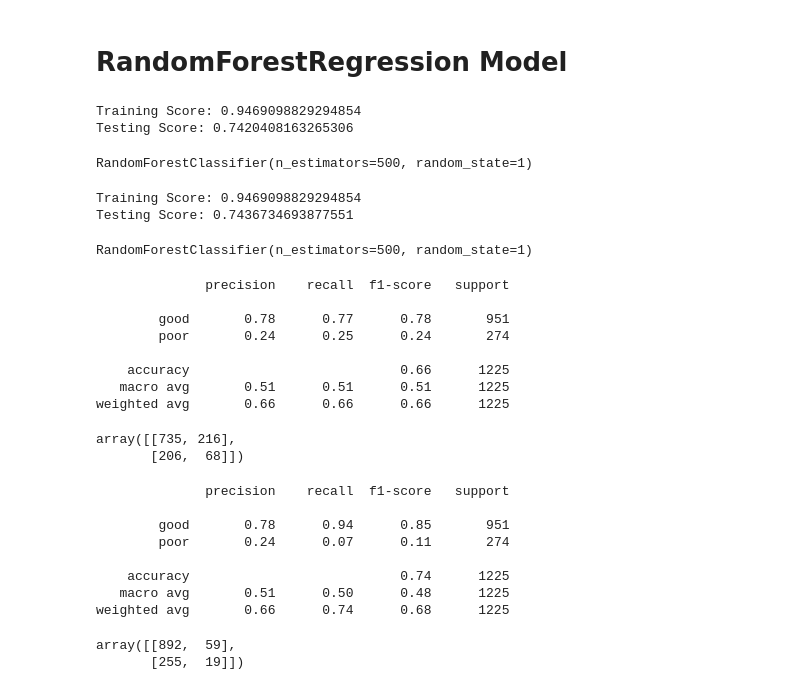
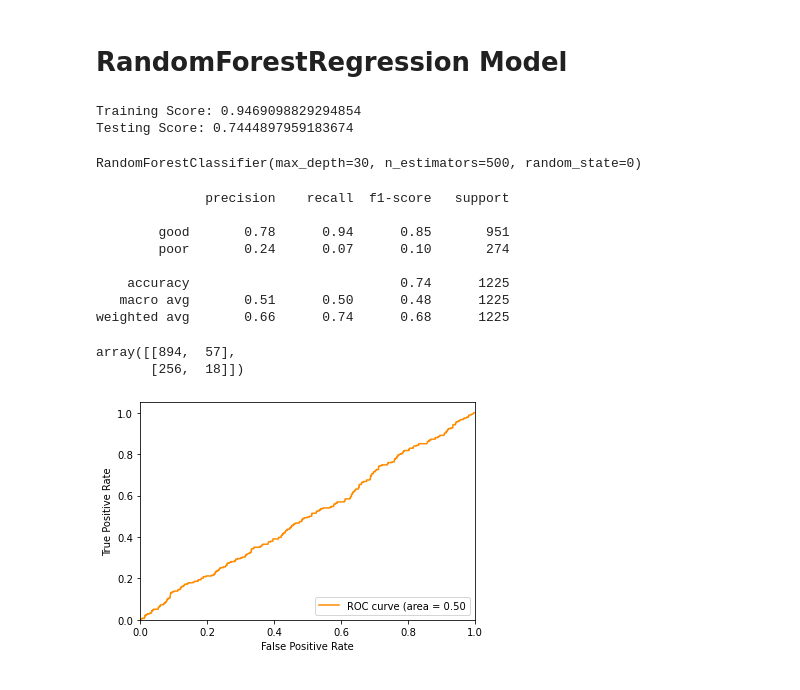
Before and after one commit to Mbutler22/Wine-Physiochemical-Analysis, a Jupyter notebook: white_wine_ML.ipynb, the cells around one changed output. Cells and saved outputs as stored; diff of their text form; code cells hidden in the pictures.

Commit message:
Log&Forest

```diff
--- a/white_wine_ML.ipynb
+++ b/white_wine_ML.ipynb
@@ -206,11 +206,11 @@ plt.show()
 # RandomForestRegression Model
 # %%
 from sklearn.ensemble import RandomForestClassifier
-clf = RandomForestClassifier(random_state=1, n_estimators=500).fit(X_train, y_train)
+clf = RandomForestClassifier(random_state=0, n_estimators=500, max_depth=30).fit(X_train, y_train)
 print(f'Training Score: {clf.score(X_train, y_train)}')
 print(f'Testing Score: {clf.score(X_test, y_test)}')
 clf
 # %% [output]
 Training Score: 0.9469098829294854
-Testing Score: 0.7420408163265306
+Testing Score: 0.7444897959183674
-RandomForestClassifier(n_estimators=500, random_state=1)
+RandomForestClassifier(max_depth=30, n_estimators=500, random_state=0)
@@ -221,12 +217,3 @@ X_test_scaled = scaler.transform(X_test)
-# %%
-clf2 = RandomForestClassifier(random_state=1, n_estimators=500).fit(X_train_scaled, y_train)
-print(f'Training Score: {clf2.score(X_train_scaled, y_train)}')
-print(f'Testing Score: {clf2.score(X_test_scaled, y_test)}')
-clf
-# %% [output]
-Training Score: 0.9469098829294854
-Testing Score: 0.7436734693877551
-RandomForestClassifier(n_estimators=500, random_state=1)
 # %%
 y_r_pred = clf.predict(X_test)
 y_true = y_test
@@ -238,30 +225,25 @@ cm_r
 # %% [output]
               precision    recall  f1-score   support
 
-        good       0.78      0.77      0.78       951
-        poor       0.24      0.25      0.24       274
+        good       0.78      0.94      0.85       951
+        poor       0.24      0.07      0.10       274
 
-    accuracy                           0.66      1225
-   macro avg       0.51      0.51      0.51      1225
-weighted avg       0.66      0.66      0.66      1225
+    accuracy                           0.74      1225
+   macro avg       0.51      0.50      0.48      1225
+weighted avg       0.66      0.74      0.68      1225
-array([[735, 216],
-       [206,  68]])
+array([[894,  57],
+       [256,  18]])
-# %%
-y_r_pred2 = clf2.predict(X_test_scaled)
-y_true2 = y_test
-cm_r2 = confusion_matrix(y_true2, y_r_pred2)
-cm_r2
-
-print(classification_report(y_true2, y_r_pred2, target_names=target_names))
-cm_r2
-# %% [output]
-              precision    recall  f1-score   support
-
-        good       0.78      0.94      0.85       951
-        poor       0.24      0.07      0.11       274
-
-    accuracy                           0.74      1225
-   macro avg       0.51      0.50      0.48      1225
-weighted avg       0.66      0.74      0.68      1225
-array([[892,  59],
-       [255,  19]])
+# %%
+yrfc_pred_proba = clf.predict_proba(X_test)[::,1]
+fpr, tpr, _ = metrics.roc_curve(y_test,  yrfc_pred_proba)
+auc = metrics.roc_auc_score(y_test, yrfc_pred_proba)
+plt.xlim([0.0, 1.0])
+plt.ylim([0.0, 1.05])
+plt.plot(fpr,tpr, color = 'darkorange',
+         label = f'ROC curve (area = {auc:0.2f}')
+plt.xlabel('False Positive Rate')
+plt.ylabel('True Positive Rate')
+plt.legend(loc="lower right")
+plt.show()
+# %% [output]
+[figure, added]
```
Also changed, not shown: parts of 1 cell of this notebook.
